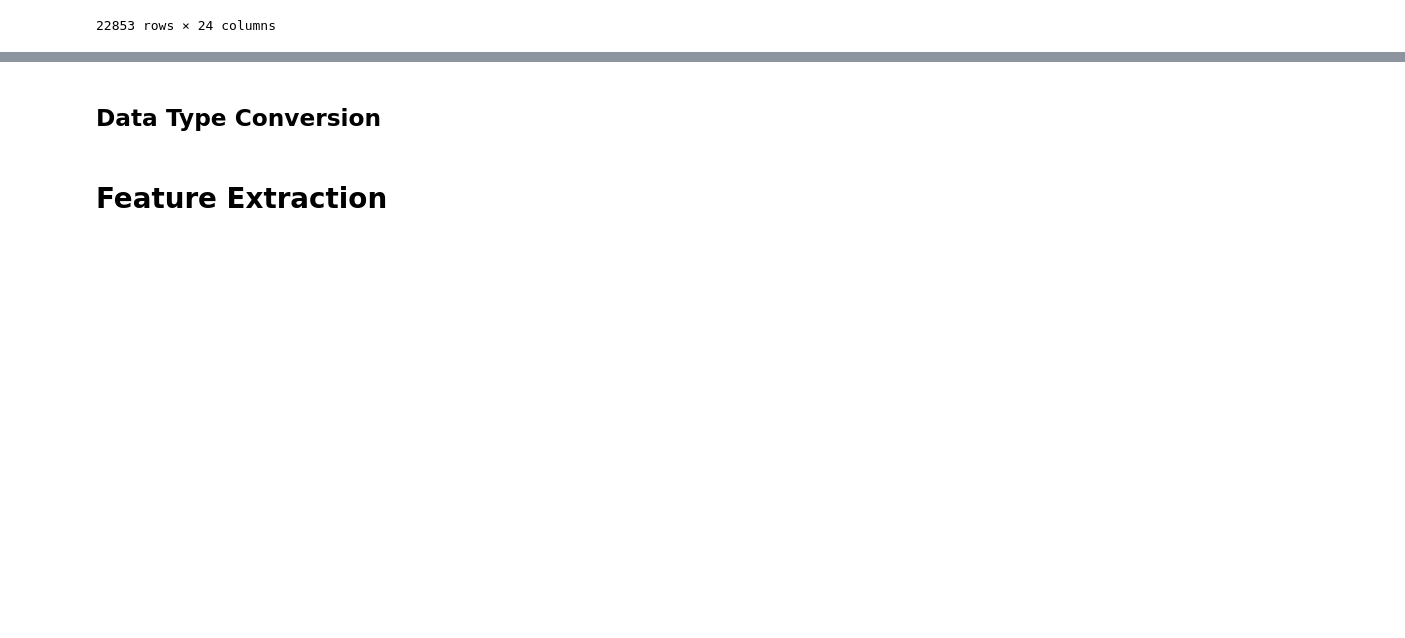
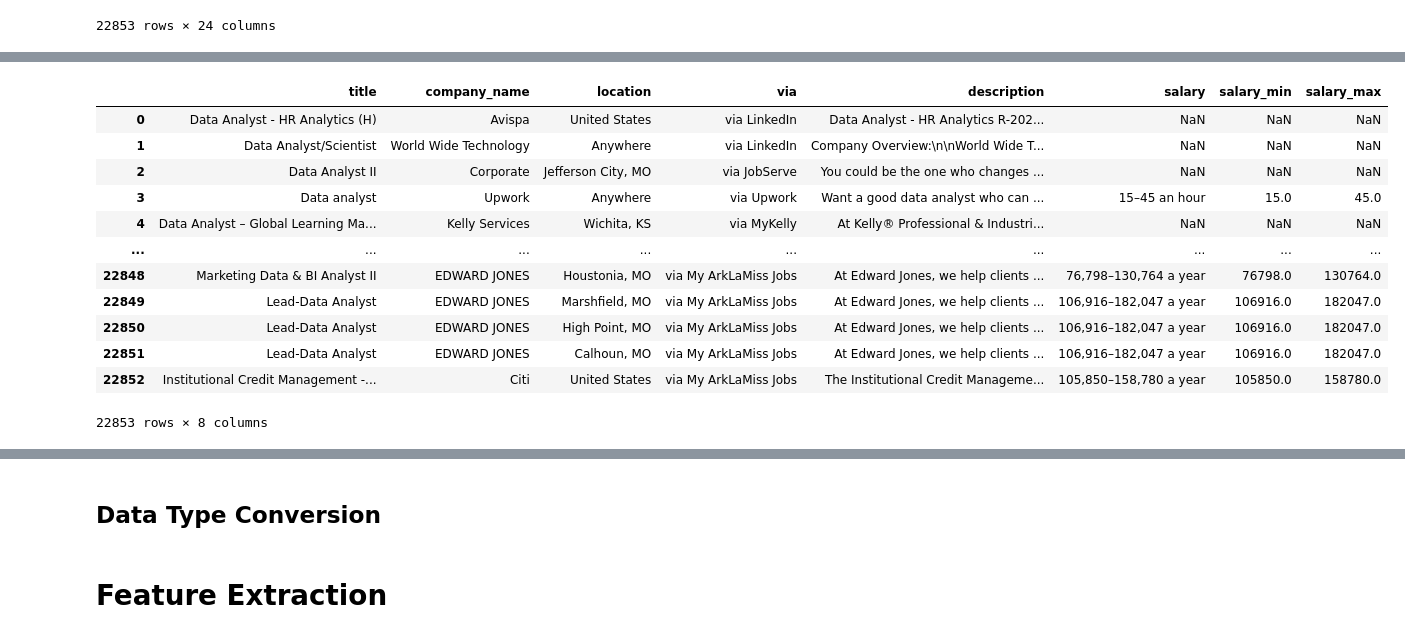
Before and after one commit to CSergiy/Data_Science_Job_Analysis, a Jupyter notebook: Notebooks/Dataset Reduction.ipynb, the cells around one changed output, grey strips where cells are left out. Drawn from its saved outputs; the diff is of its cells as text; code cells hidden in the pictures; blank space fills up the shorter version.

```diff
--- a/Notebooks/Dataset Reduction.ipynb
+++ b/Notebooks/Dataset Reduction.ipynb
@@ -148,0 +169,25 @@ df.to_csv('../data/gsearch_jobs.csv', index=False)
+# %%
+# List of columns to drop
+columns_to_drop = ['Unnamed: 0', 'index', 'extensions', 'posted_at', 'schedule_type',
+                   'work_from_home', 'search_term', 'date_time', 'search_location',
+                   'salary_pay', 'salary_rate', 'salary_avg', 'salary_hourly',
+                   'salary_yearly', 'salary_standardized', 'description_tokens']
+
+# Drop the columns
+df = df.drop(columns=columns_to_drop)
+# %%
+df
+# %% [output]
+|  | title | company_name | location | via | description | salary | salary_min | salary_max |
+| 0 | Data Analyst - HR Analytics (H) | Avispa | United States | via LinkedIn | Data Analyst - HR Analytics R-202... | NaN | NaN | NaN |
+| 1 | Data Analyst/Scientist | World Wide Technology | Anywhere | via LinkedIn | Company Overview:\n\nWorld Wide T... | NaN | NaN | NaN |
+| 2 | Data Analyst II | Corporate | Jefferson City, MO | via JobServe | You could be the one who changes ... | NaN | NaN | NaN |
+| 3 | Data analyst | Upwork | Anywhere | via Upwork | Want a good data analyst who can ... | 15–45 an hour | 15.0 | 45.0 |
+| 4 | Data Analyst – Global Learning Ma... | Kelly Services | Wichita, KS | via MyKelly | At Kelly® Professional & Industri... | NaN | NaN | NaN |
+| ... | ... | ... | ... | ... | ... | ... | ... | ... |
+| 22848 | Marketing Data & BI Analyst II | EDWARD JONES | Houstonia, MO | via My ArkLaMiss Jobs | At Edward Jones, we help clients ... | 76,798–130,764 a year | 76798.0 | 130764.0 |
+| 22849 | Lead-Data Analyst | EDWARD JONES | Marshfield, MO | via My ArkLaMiss Jobs | At Edward Jones, we help clients ... | 106,916–182,047 a year | 106916.0 | 182047.0 |
+| 22850 | Lead-Data Analyst | EDWARD JONES | High Point, MO | via My ArkLaMiss Jobs | At Edward Jones, we help clients ... | 106,916–182,047 a year | 106916.0 | 182047.0 |
+| 22851 | Lead-Data Analyst | EDWARD JONES | Calhoun, MO | via My ArkLaMiss Jobs | At Edward Jones, we help clients ... | 106,916–182,047 a year | 106916.0 | 182047.0 |
+| 22852 | Institutional Credit Management -... | Citi | United States | via My ArkLaMiss Jobs | The Institutional Credit Manageme... | 105,850–158,780 a year | 105850.0 | 158780.0 |
+22853 rows × 8 columns
```
Also changed, not shown: parts of 5 cells of this notebook.
